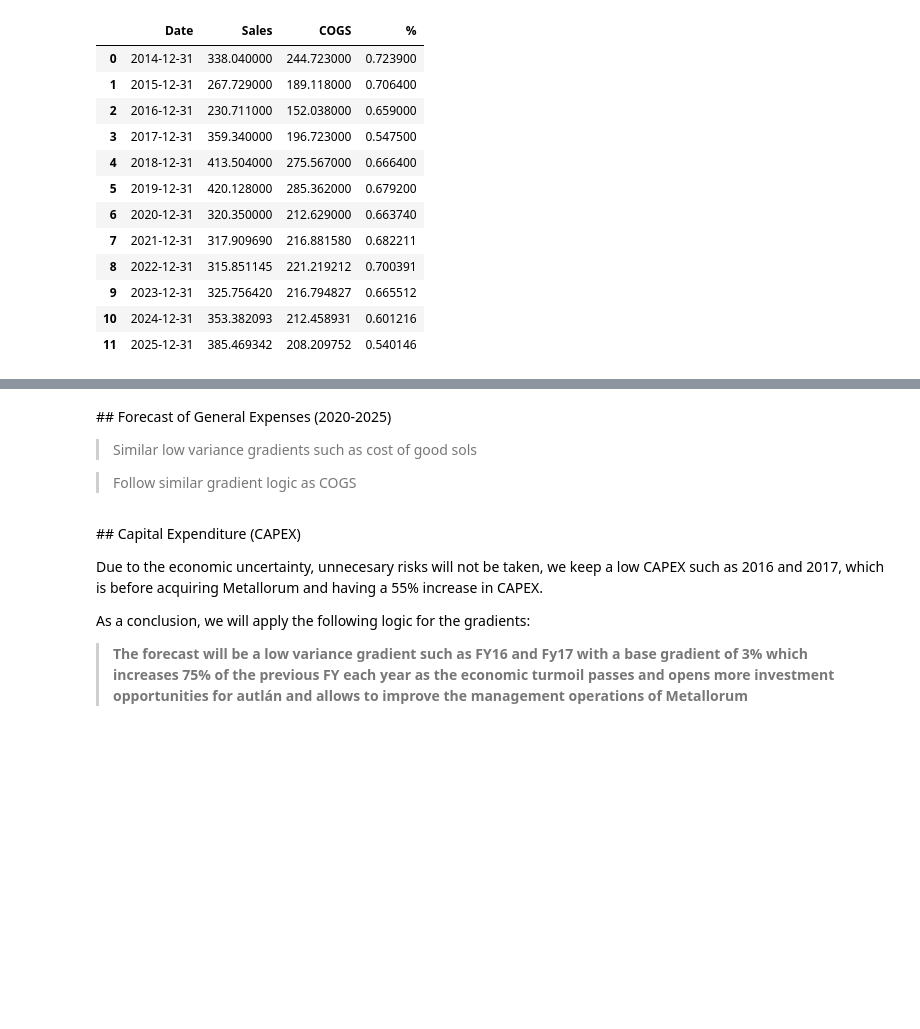
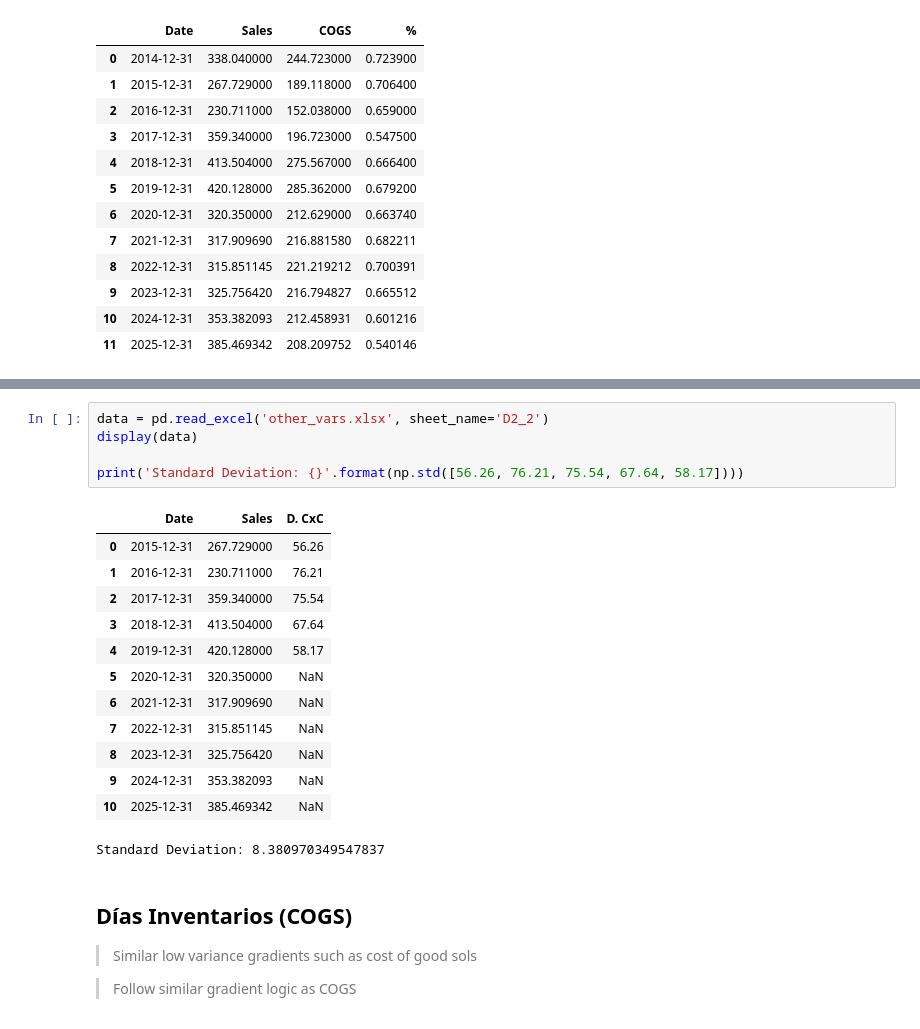
Before and after one commit to misaelramirez-coding/autlan, a Jupyter notebook: other_vars.ipynb, the cells around one changed output, grey strips where cells are left out. Cells and saved outputs as stored; diff of their text form; blank space fills up the shorter version.

```diff
--- a/other_vars.ipynb
+++ b/other_vars.ipynb
@@ -108,14 +293,25 @@ Standard Deviation: 5.241501965767337
+# %%
+data = pd.read_excel('other_vars.xlsx', sheet_name='D2_2')
+display(data)
+
+print('Standard Deviation: {}'.format(np.std([56.26, 76.21, 75.54, 67.64, 58.17])))
+# %% [output]
+|  | Date | Sales | D. CxC |
+| 0 | 2015-12-31 | 267.729000 | 56.26 |
+| 1 | 2016-12-31 | 230.711000 | 76.21 |
+| 2 | 2017-12-31 | 359.340000 | 75.54 |
+| 3 | 2018-12-31 | 413.504000 | 67.64 |
+| 4 | 2019-12-31 | 420.128000 | 58.17 |
+| 5 | 2020-12-31 | 320.350000 | NaN |
+| 6 | 2021-12-31 | 317.909690 | NaN |
+| 7 | 2022-12-31 | 315.851145 | NaN |
+| 8 | 2023-12-31 | 325.756420 | NaN |
+| 9 | 2024-12-31 | 353.382093 | NaN |
+| 10 | 2025-12-31 | 385.469342 | NaN |
+Standard Deviation: 8.380970349547837
 # %% [markdown]
-## Forecast of General Expenses (2020-2025)
+## Días Inventarios (COGS)
 
 > Similar low variance gradients such as cost of good sols
 
 > Follow similar gradient logic as COGS
-# %% [markdown]
-## Capital Expenditure (CAPEX)
-
-Due to the economic uncertainty, unnecesary risks will not be taken, we keep a low CAPEX such as 2016 and 2017, which is before acquiring Metallorum and having a 55% increase in CAPEX.
-
-As a conclusion, we will apply the following logic for the gradients:
-
->**The forecast will be a low variance gradient such as FY16 and Fy17 with a base gradient of 3% which increases 75% of the previous FY each year as the economic turmoil passes and opens more investment opportunities for autlán and allows to improve the management operations of Metallorum**
```
Also changed, not shown: parts of 17 cells of this notebook, 3 other files.
